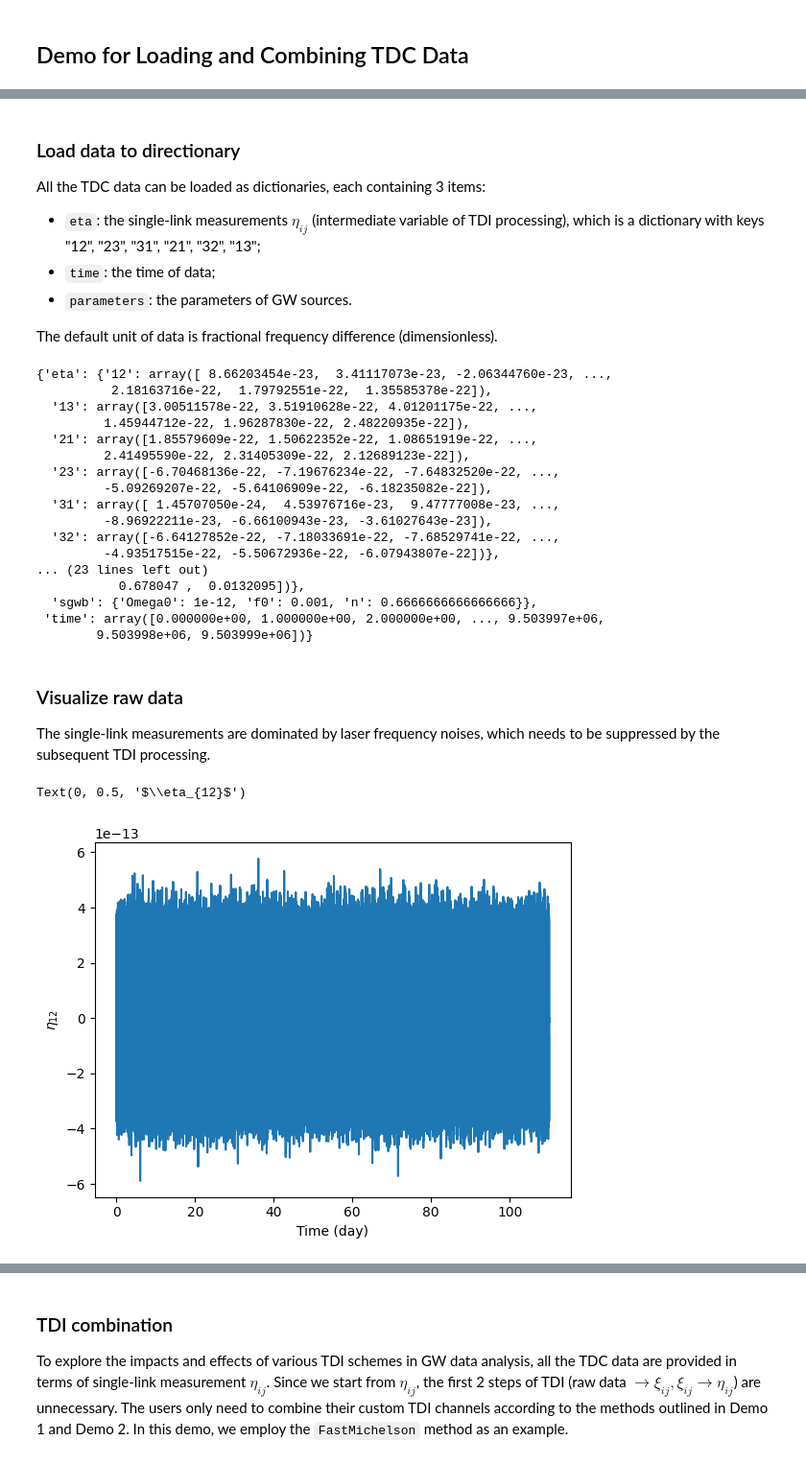
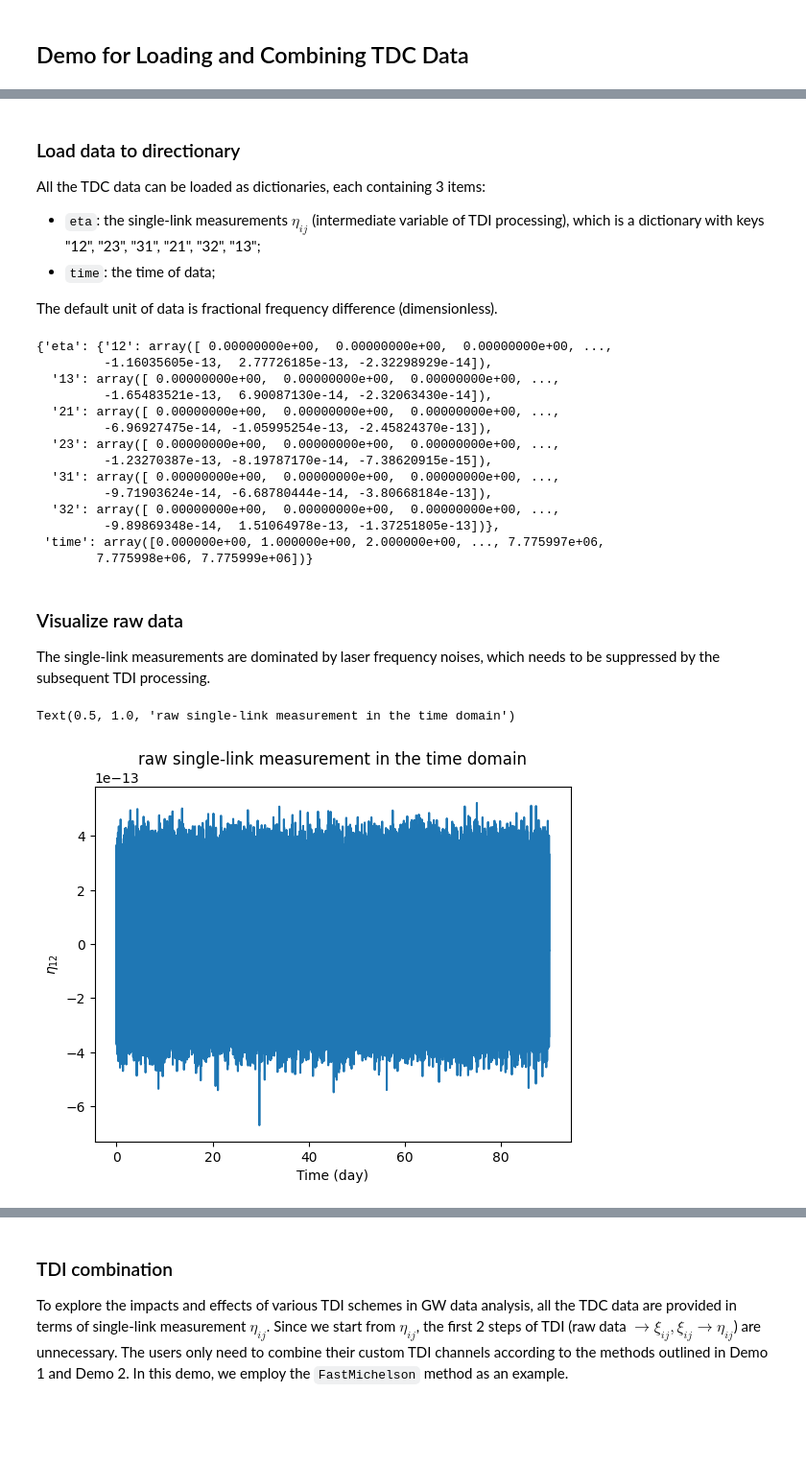
Before and after one commit to TriangleDataCenter/Triangle-Simulator, a Jupyter notebook: Tutorials/5_Demo_TDC_Data_Preprocessing.ipynb, the cells around one changed output, grey strips where cells are left out. Shown: that part at 96% size. Saved outputs shown, nothing was run; the diff lists cells and outputs as text; code cells hidden in the pictures; blank space fills up the shorter version.

Commit message:
update tutorial on tdc data usage

```diff
--- a/Tutorials/5_Demo_TDC_Data_Preprocessing.ipynb
+++ b/Tutorials/5_Demo_TDC_Data_Preprocessing.ipynb
@@ -24,43 +26,40 @@ from Triangle.TDI import *
 All the TDC data can be loaded as dictionaries, each containing 3 items:
 - ``eta``: the single-link measurements $\eta_{ij}$ (intermediate variable of TDI processing), which is a dictionary with keys "12", "23", "31", "21", "32", "13";
 - ``time``: the time of data;
-- ``parameters``: the parameters of GW sources.
+<!-- - ``parameters``: the parameters of GW sources.  -->
 
 The default unit of data is fractional frequency difference (dimensionless).
 # %%
 # h5filename should be the path of TDC data
-# h5filename = "/Volumes/RubbishBin/TDC2_GWData/5_h5datasets/singlesource_dataset_mbhb_30dayfrom40day.h5"
-h5filename = "/Volumes/RubbishBin/TDC2_GWData/5_h5datasets/globalfit_dataset_mbhb_gb_sgwb.h5"
+h5filename = "/media/ps/One Touch/TDCII_Data/2_SingleSource_Dataset/data/MBHB_EHM.h5"
 with h5py.File(h5filename, "r") as h5file:
     data_dict = read_dict_from_h5(h5file["/"])
 data_dict
 # %% [output]
-{'eta': {'12': array([ 8.66203454e-23,  3.41117073e-23, -2.06344760e-23, ...,
-          2.18163716e-22,  1.79792551e-22,  1.35585378e-22]),
-  '13': array([3.00511578e-22, 3.51910628e-22, 4.01201175e-22, ...,
-         1.45944712e-22, 1.96287830e-22, 2.48220935e-22]),
-  '21': array([1.85579609e-22, 1.50622352e-22, 1.08651919e-22, ...,
-         2.41495590e-22, 2.31405309e-22, 2.12689123e-22]),
-  '23': array([-6.70468136e-22, -7.19676234e-22, -7.64832520e-22, ...,
-         -5.09269207e-22, -5.64106909e-22, -6.18235082e-22]),
-  '31': array([ 1.45707050e-24,  4.53976716e-23,  9.47777008e-23, ...,
-         -8.96922211e-23, -6.66100943e-23, -3.61027643e-23]),
-  '32': array([-6.64127852e-22, -7.18033691e-22, -7.68529741e-22, ...,
-         -4.93517515e-22, -5.50672936e-22, -6.07943807e-22])},
-... (23 lines left out)
-           0.678047 ,  0.0132095])},
-  'sgwb': {'Omega0': 1e-12, 'f0': 0.001, 'n': 0.6666666666666666}},
- 'time': array([0.000000e+00, 1.000000e+00, 2.000000e+00, ..., 9.503997e+06,
-        9.503998e+06, 9.503999e+06])}
+{'eta': {'12': array([ 0.00000000e+00,  0.00000000e+00,  0.00000000e+00, ...,
+         -1.16035605e-13,  2.77726185e-13, -2.32298929e-14]),
+  '13': array([ 0.00000000e+00,  0.00000000e+00,  0.00000000e+00, ...,
+         -1.65483521e-13,  6.90087130e-14, -2.32063430e-14]),
+  '21': array([ 0.00000000e+00,  0.00000000e+00,  0.00000000e+00, ...,
+         -6.96927475e-14, -1.05995254e-13, -2.45824370e-13]),
+  '23': array([ 0.00000000e+00,  0.00000000e+00,  0.00000000e+00, ...,
+         -1.23270387e-13, -8.19787170e-14, -7.38620915e-15]),
+  '31': array([ 0.00000000e+00,  0.00000000e+00,  0.00000000e+00, ...,
+         -9.71903624e-14, -6.68780444e-14, -3.80668184e-13]),
+  '32': array([ 0.00000000e+00,  0.00000000e+00,  0.00000000e+00, ...,
+         -9.89869348e-14,  1.51064978e-13, -1.37251805e-13])},
+ 'time': array([0.000000e+00, 1.000000e+00, 2.000000e+00, ..., 7.775997e+06,
+        7.775998e+06, 7.775999e+06])}
 # %% [markdown]
 ### Visualize raw data
 The single-link measurements are dominated by laser frequency noises, which needs to be suppressed by the subsequent TDI processing.
 # %%
 plt.plot(data_dict["time"] / DAY, data_dict["eta"]["12"])
 plt.xlabel("Time (day)")
 plt.ylabel(r"$\eta_{12}$")
+plt.title("raw single-link measurement in the time domain")
 # %% [output]
-Text(0, 0.5, '$\\eta_{12}$')
+Text(0.5, 1.0, 'raw single-link measurement in the time domain')
-[figure, old version]
+[figure, new version]
 # %%
 fsample = 1.0 / (data_dict["time"][1] - data_dict["time"][0])
```
Also changed, not shown: parts of 10 cells of this notebook.
